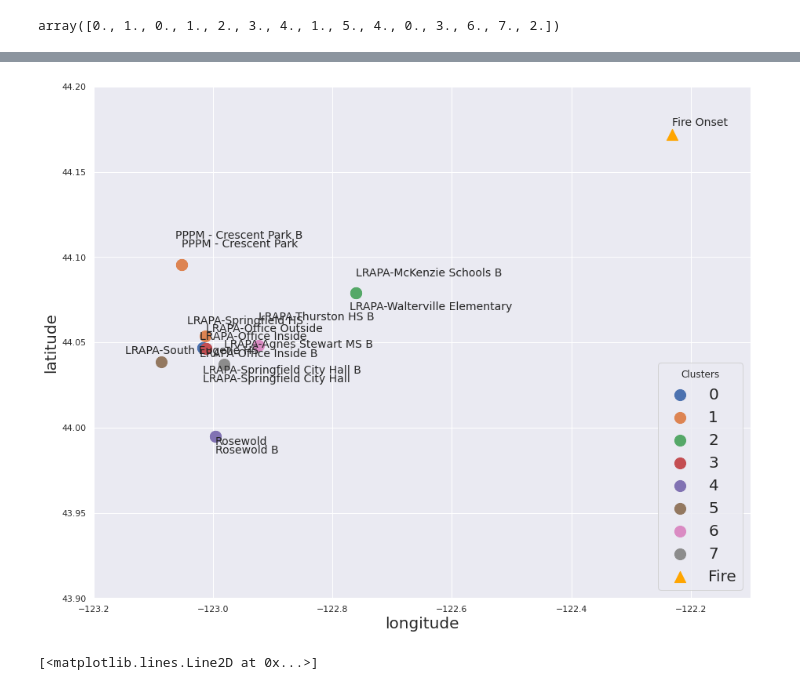
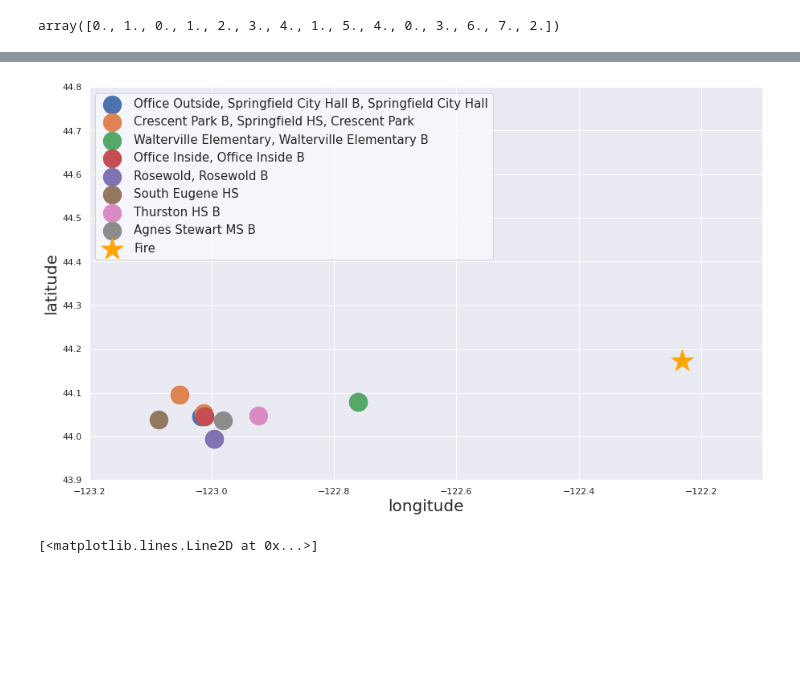
Before and after one commit to spaceonion1001/LD-CPD, a Jupyter notebook: notebooks/Results_HFarm.ipynb, the cells around one changed output, grey strips where cells are left out. Drawn from its saved outputs; the diff is of its cells as text; code cells hidden in the pictures; blank space fills up the shorter version.

```diff
--- a/notebooks/Results_HFarm.ipynb
+++ b/notebooks/Results_HFarm.ipynb
@@ -22,8 +26,8 @@ drop_sensor_idx
 # %% [output]
 array([ 6, 15, 18, 19, 20, 21, 22, 12, 10])
 # %%
-keep_sensors = np.delete(np.array(files), drop_sensor_idx)
+keep_sensors = np.delete(np.array(csv_files), drop_sensor_idx)
 # %%
-sensor_names = [ks.split('(')[0][:-1] for ks in keep_sensors]
+sensor_names = [ks.split('(')[0][:-1].split('-')[-1].strip(' ') for ks in keep_sensors]
 sensor_names
 # %% [output]
@@ -184,3 +191,5 @@ cluster_vals
 {12} {12}
 {13} {13}
 array([0., 1., 0., 1., 2., 3., 4., 1., 5., 4., 0., 3., 6., 7., 2.])
+# %%
+sensor_names = np.array(sensor_names)
@@ -187,42 +200,49 @@ array([0., 1., 0., 1., 2., 3., 4., 1., 5., 4., 0., 3., 6., 7., 2.])
 # %%
-fig, ax = plt.subplots(figsize = (15, 12))
+fig, ax = plt.subplots(figsize = (15, 9))
 #base = us49.loc[us49['STUSPS'] == 'OR'].plot(ax=ax, edgecolor='blue', color='white')
 labels = set(cluster_vals)
+#print(cluster_vals == 0)
+marker_list = ['o', 'v', '<', '>', '^', 's', 'p', 'D']
 for label in labels:
-    plt.scatter(longs[cluster_vals == label], lats[cluster_vals == label], s=200, label=int(label), cmap='rainbow')
-plt.scatter([-122.231],[44.172], color='orange', label='Fire', marker="^", s=200)
-plt.text(-122.231,44.172+0.005, "Fire Onset", fontsize=14)
+    sensors_clust = sensor_names[cluster_vals == label]
+    sensors_clust = ', '.join([''.join(name) for name in sensors_clust])
+    plt.scatter(longs[cluster_vals == label], lats[cluster_vals == label], s=500,
+                label=sensors_clust, cmap='viridis', marker='o')
+plt.scatter([-122.231],[44.172], color='orange', label='Fire', marker="*", s=800)
+#plt.text(-122.231,44.172+0.01, "Fire Onset", fontsize=16)
 plt.xlabel('longitude', fontsize=20)
 plt.ylabel('latitude', fontsize=20)
 plt.xlim(-123.2, -122.1)
-plt.ylim(43.9, 44.2)
-plt.legend(loc='lower right', title='Clusters', fontsize=20)
-for package in zip(longs, lats, sensor_names):
-    name = package[2]
-    print(name)
-    if 'Crescent Park B' in name:
-        plt.text(package[0]-0.01, package[1]+0.015, name, fontsize=14)
-        print('GOT IT')
-    elif 'South' in name:
-        plt.text(package[0]-0.06, package[1]+0.005, name, fontsize=14)
-    elif 'Rosewold B' in name:
-        plt.text(package[0], package[1]-0.01, name, fontsize=14)
-    elif 'Rosewold' in name:
-        plt.text(package[0], package[1]-0.005, name, fontsize=14)
-    elif 'City Hall B' in name:
-        plt.text(package[0], package[1]-0.015, name, fontsize=14)
-    elif 'City Hall' in name:
-        plt.text(package[0], package[1]-0.02, name, fontsize=14)
-    elif 'Springfield HS' in name:
-        plt.text(package[0]-0.03, package[1]+0.007, name, fontsize=14)
-    elif 'Office Inside B' in name:
-        plt.text(package[0]-0.01, package[1]-0.005, name, fontsize=14)
-    elif 'Office Inside' in name:
-        plt.text(package[0]-0.01, package[1]+0.005, name, fontsize=14)
-    elif 'Walterville' in name:
-        plt.text(package[0]-0.01, package[1]-0.01, name, fontsize=14)
-    elif 'Thurston' in name:
-        plt.text(package[0], package[1]+0.015, name, fontsize=14)
-    else:
-        plt.text(package[0], package[1]+0.01, package[2], fontsize=14)
+plt.ylim(43.9, 44.8)
+plt.legend(loc='upper left', fontsize=15, facecolor='ghostwhite')
+# for package in zip(longs, lats, sensor_names):
+#     name = package[2]
+#     if 'Crescent Park B' in name:
+#         plt.text(package[0]-0.01, package[1]+0.02, name, fontsize=14)
+#     elif 'South' in name:
+#         plt.text(package[0]-0.1, package[1]-0.01, name, fontsize=14)
+#     elif 'Rosewold B' in name:
+#         plt.text(package[0]+0.02, package[1]-0.015, name, fontsize=14)
+#     elif 'Rosewold' in name:
+#         plt.text(package[0]+0.02, package[1]-0.005, name, fontsize=14)
+#     elif 'City Hall B' in name:
+#         plt.text(package[0], package[1]-0.02, name, fontsize=14)
+#     elif 'City Hall' in name:
+#         plt.text(package[0], package[1]-0.028, name, fontsize=14)
+#     elif 'Springfield HS' in name:
+#         plt.text(package[0]-0.13, package[1]+0.007, name, fontsize=14)
+#     elif 'Office Inside B' in name:
+#         plt.text(package[0]-0.01, package[1]-0.005, name, fontsize=14)
+#     elif 'Office Inside' in name:
+#         plt.text(package[0]-0.01, package[1]+0.005, name, fontsize=14)
+#     elif 'Walterville' in name:
+#         plt.text(package[0]-0.01, package[1]-0.015, name, fontsize=14)
+#     elif 'Thurston' in name:
+#         plt.text(package[0]+0.02, package[1], name, fontsize=14)
+#     elif 'Agnes' in name:
+#         plt.text(package[0]+0.1, package[1], name, fontsize=14)
+#     elif 'Office Outside' in name:
+#         plt.text(package[0]+0.015, package[1]+0.015, name, fontsize=14)
+#     else:
+#         plt.text(package[0], package[1]+0.01, package[2], fontsize=14)
 # %% [output]
@@ -245,4 +250,4 @@ LRAPA-McKenzie Schools B
-[figure, old version]
+[figure, new version]
 # %%
 plt.plot(lrt_results[:, 0])
 # %% [output]
```
Also changed, not shown: parts of 13 cells of this notebook, 17 other files.
